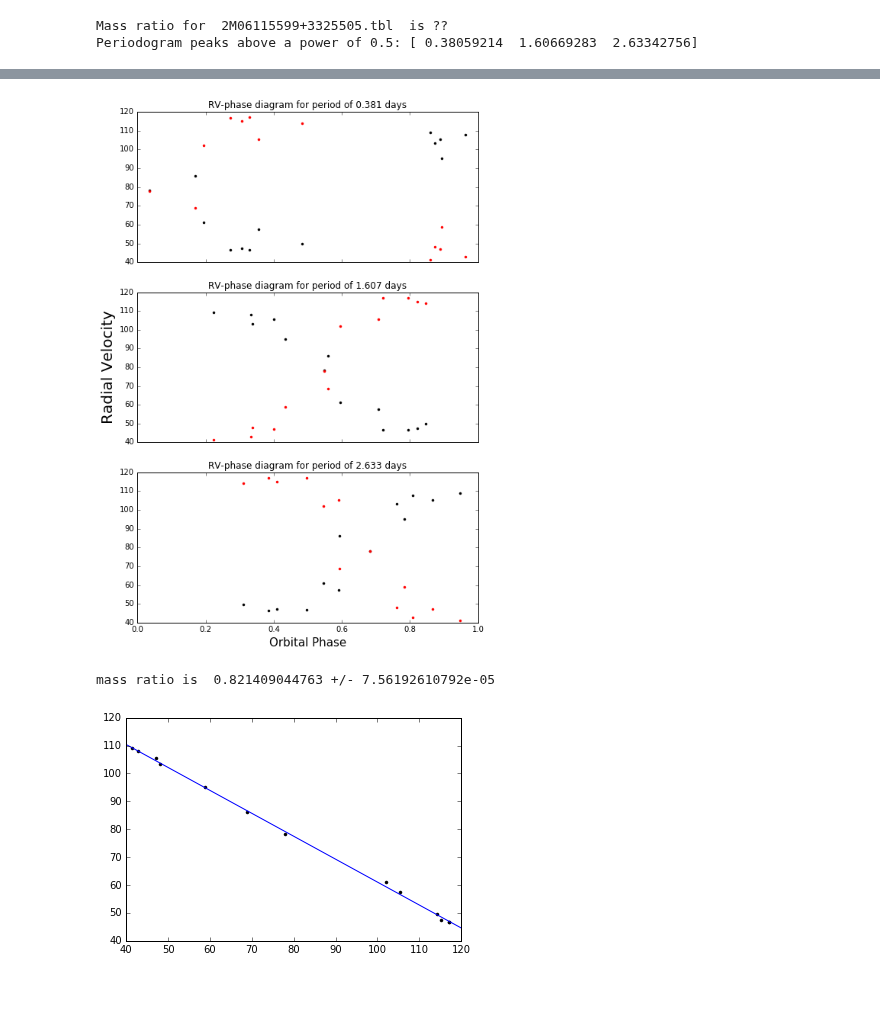
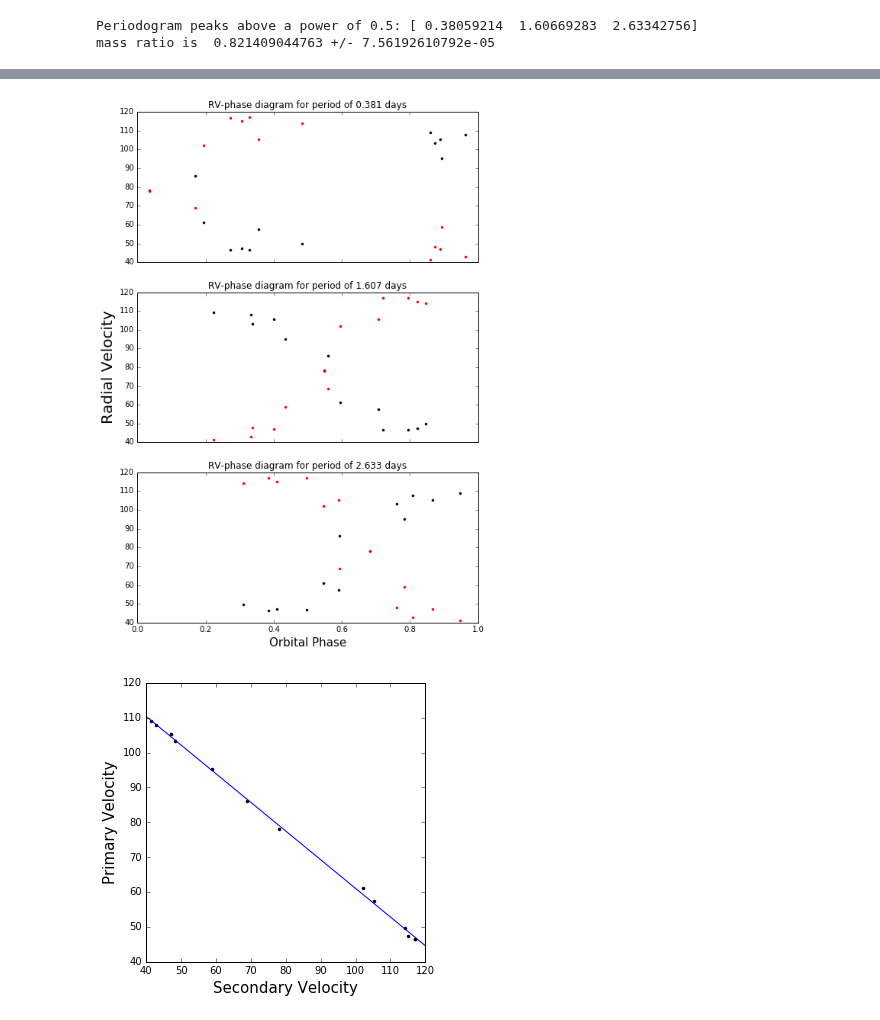
Before and after one commit to jacob-i-skinner/Orbit-Fitting, a Jupyter notebook: 2M06115599+3325505.ipynb, the cells around one changed output, grey strips where cells are left out. Saved outputs shown, nothing was run; the diff lists cells and outputs as text; code cells hidden in the pictures; blank space fills up the shorter version.

Commit message:
small stuff
began working with rebound, improved plots for individualized notebooks

```diff
--- a/2M06115599+3325505.ipynb
+++ b/2M06115599+3325505.ipynb
@@ -41,58 +41,58 @@ for i in range(0, len(JD)-1):
 # plot the results
 x, y  = periodogram(JDp, RVp, samples, max_period)
 y2    = periodogram(JDs, RVs, samples, max_period)[1]
 y3,y4 = dataWindow(JDp, samples, max_period)[1], dataWindow(JDs, samples, max_period)[1]
 
 fig, ((ax1,ax4),(ax2,ax5),(ax3,ax6)) = plt.subplots(3, 2, sharex='col', sharey='row')
 ax1.plot(x, y, 'k')
 ax1.set_title('Periodograms: Primary')
 ax1.set_xlim(1/24, max_period)
 ax4.set_xlim(1/24, max_period)
 ax2.plot(x, y2, 'k')
 ax2.set_title('Secondary')
 ax3.plot(x, y*y2, 'k')
 ax3.set_title('Product Periodogram')
 ax4.plot(x, y3, 'k')
 ax4.set_title('Primary Data Window')
 ax5.plot(x, y4, 'k')
 ax5.set_title('Secondary Data Window')
 ax6.plot(x, y3*y4, 'k')
 ax6.set_title('Product Data Window')
 ax3.set_xlabel('Period (days)', size='15')
 ax6.set_xlabel('Period (days)', size='15')
 ax2.set_ylabel('Normalized Lomb-Scargle Power', size='20')
 fig.set_figheight(10)
 fig.set_figwidth(15)
 #plt.savefig(filename + ' periodogram.pdf')
-print('Mass ratio for ', filename, ' is ??')
 print('Periodogram peaks above a power of 0.5:',maxima(0.6, x, y, y2))
+
+fig, ((ax1),(ax2),(ax3)) = plt.subplots(3,1, sharex='col', sharey='row')
+ax1.plot(phases(maxima(0.6, x, y, y2)[0], 0, JDp), RVp, 'k.')
+ax1.plot(phases(maxima(0.6, x, y, y2)[0], 0, JDs), RVs, 'r.')
+ax1.set_title('RV-phase diagram for period of 0.381 days')
+ax2.plot(phases(maxima(0.6, x, y, y2)[1], 0, JDp), RVp, 'k.')
+ax2.plot(phases(maxima(0.6, x, y, y2)[1], 0, JDs), RVs, 'r.')
+ax2.set_title('RV-phase diagram for period of 1.607 days')
+ax3.plot(phases(maxima(0.6, x, y, y2)[2], 0, JDp), RVp, 'k.')
+ax3.plot(phases(maxima(0.6, x, y, y2)[2], 0, JDs), RVs, 'r.')
+ax3.set_title('RV-phase diagram for period of 2.633 days')
+ax3.set_xlabel('Orbital Phase', size='15')
+ax2.set_ylabel('Radial Velocity', size='20')
+fig.set_figheight(12)
+fig.set_figwidth(8)
+#plt.savefig(filename + ' RV-phase diagram.pdf')
+
+mass_ratio, intercept, r_squared, standard_error, slope_error = massRatio(RVs,RVp, system)
+fig = plt.figure(figsize=(5,5))
+ax = plt.subplot(111)
+ax.plot(RVs, RVp, 'k.')
+ax.plot(np.array([40, 120]), -mass_ratio*np.array([40, 120])+intercept)
+ax.set_ylabel('Primary Velocity', size='15')
+ax.set_xlabel('Secondary Velocity', size='15')
+print('mass ratio is ', mass_ratio, "+/-", slope_error)
 # %% [output]
-Mass ratio for  2M06115599+3325505.tbl  is ??
 Periodogram peaks above a power of 0.5: [ 0.38059214  1.60669283  2.63342756]
+mass ratio is  0.821409044763 +/- 7.56192610792e-05
 [figure]
+[figure, added]
+[figure, added]
-# %%
-fig, ((ax1),(ax2),(ax3)) = plt.subplots(3,1, sharex='col', sharey='row')
-ax1.plot(phases(maxima(0.6, x, y, y2)[0], 0, JDp), RVp, 'k.')
-ax1.plot(phases(maxima(0.6, x, y, y2)[0], 0, JDs), RVs, 'r.')
-ax1.set_title('RV-phase diagram for period of 0.381 days')
-ax2.plot(phases(maxima(0.6, x, y, y2)[1], 0, JDp), RVp, 'k.')
-ax2.plot(phases(maxima(0.6, x, y, y2)[1], 0, JDs), RVs, 'r.')
-ax2.set_title('RV-phase diagram for period of 1.607 days')
-ax3.plot(phases(maxima(0.6, x, y, y2)[2], 0, JDp), RVp, 'k.')
-ax3.plot(phases(maxima(0.6, x, y, y2)[2], 0, JDs), RVs, 'r.')
-ax3.set_title('RV-phase diagram for period of 2.633 days')
-ax3.set_xlabel('Orbital Phase', size='15')
-ax2.set_ylabel('Radial Velocity', size='20')
-fig.set_figheight(12)
-fig.set_figwidth(8)
-#plt.savefig(filename + ' RV-phase diagram.pdf')
-# %% [output]
-[figure, removed]
-# %%
-mass_ratio, intercept, r_squared, standard_error, slope_error = massRatio(RVs,RVp, system)
-plt.plot(RVs, RVp, 'k.')
-plt.plot(np.array([40, 120]), -mass_ratio*np.array([40, 120])+intercept)
-print('mass ratio is ', mass_ratio, "+/-", slope_error)
-# %% [output]
-mass ratio is  0.821409044763 +/- 7.56192610792e-05
-[figure, removed]
```
Also changed, not shown: 4 other files.
